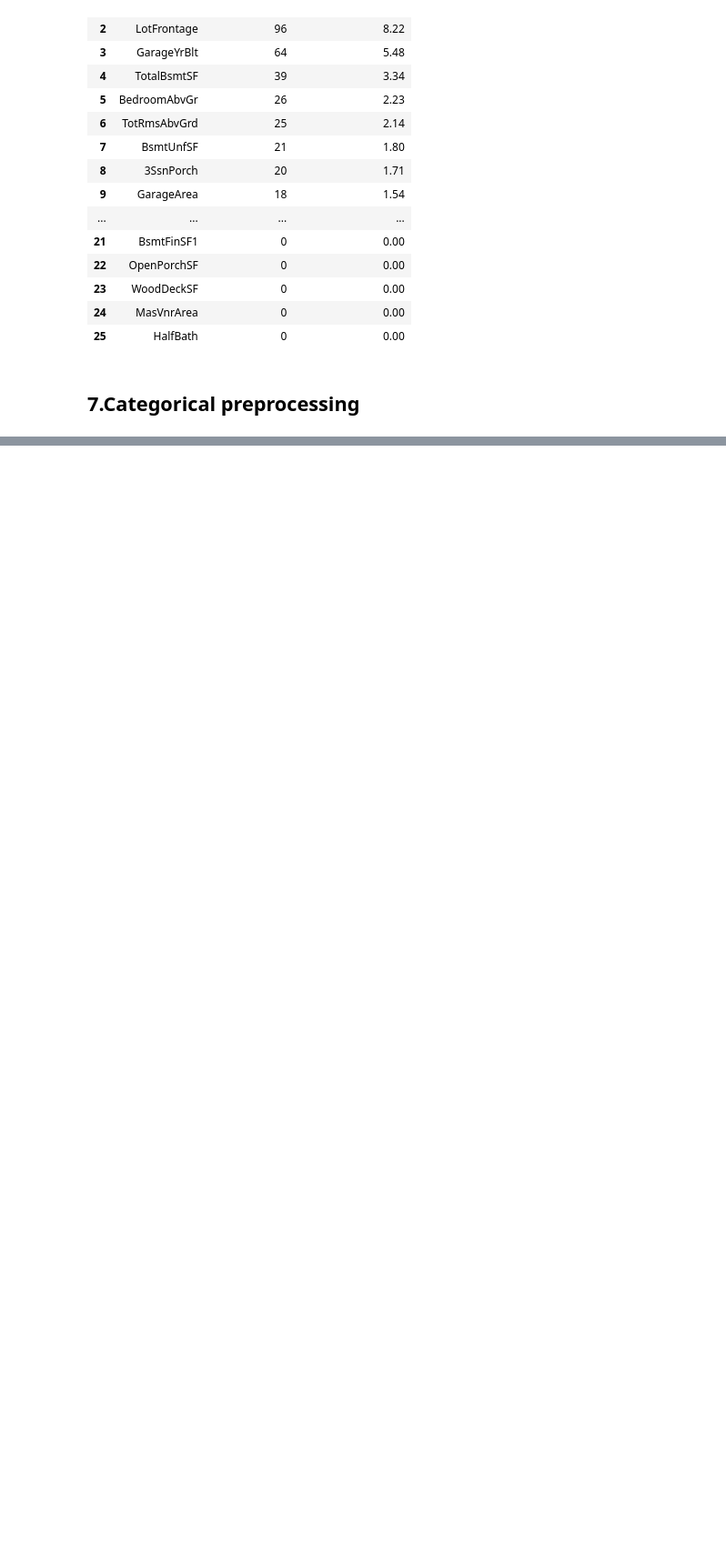
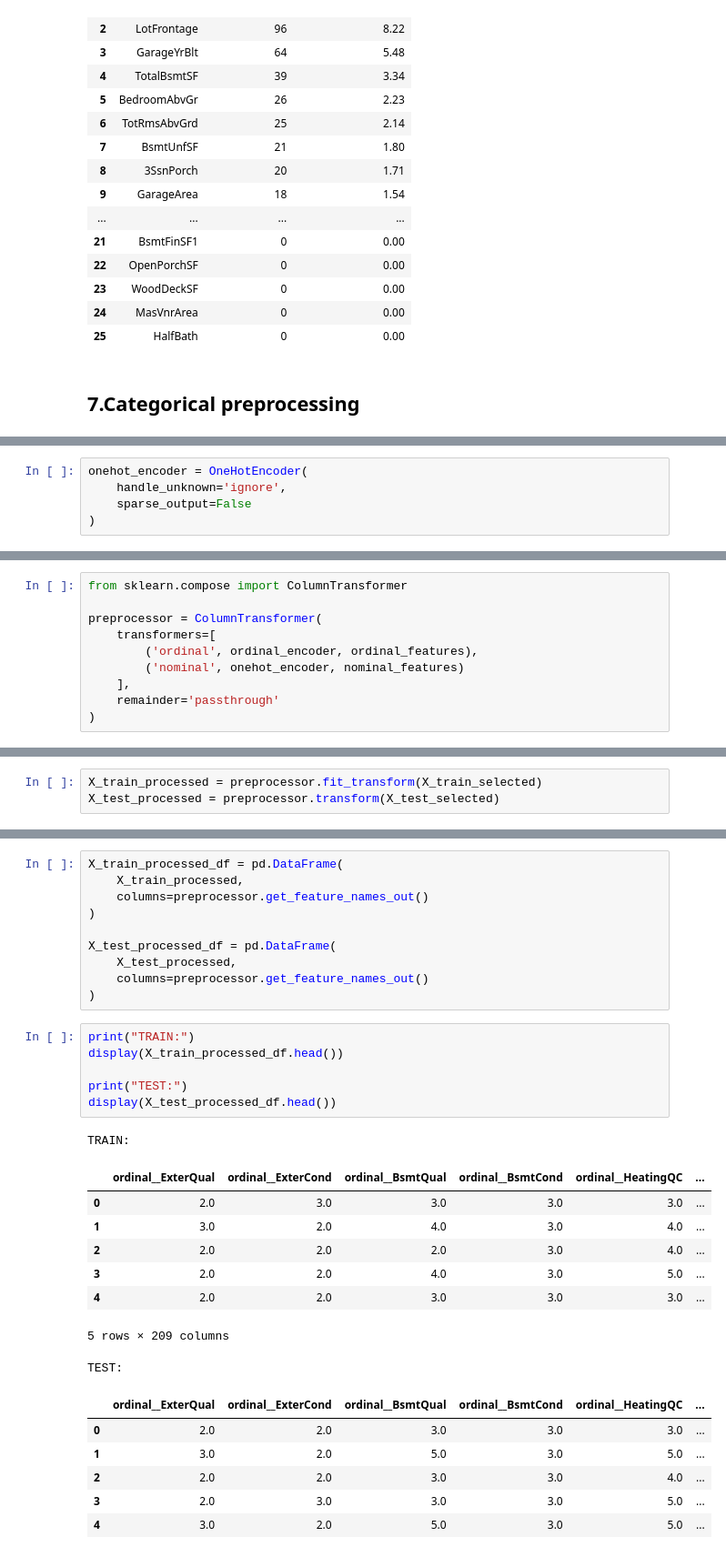
Before and after one commit to VenuriDampahalage/ames-housing-price-prediction, a Jupyter notebook: preProcessing.ipynb, the cells around one changed output, grey strips where cells are left out. Shown at 91% size. Cells and saved outputs as stored; diff of their text form; blank space fills up the shorter version.

```diff
--- a/preProcessing.ipynb
+++ b/preProcessing.ipynb
@@ -815,0 +920,5 @@ display(outlier_df)
+# %%
+onehot_encoder = OneHotEncoder(
+    handle_unknown='ignore',
+    sparse_output=False
+)
@@ -815,0 +927,10 @@ display(outlier_df)
+# %%
+from sklearn.compose import ColumnTransformer
+
+preprocessor = ColumnTransformer(
+    transformers=[
+        ('ordinal', ordinal_encoder, ordinal_features),
+        ('nominal', onehot_encoder, nominal_features)
+    ],
+    remainder='passthrough'
+)
@@ -815,0 +939,3 @@ display(outlier_df)
+# %%
+X_train_processed = preprocessor.fit_transform(X_train_selected)
+X_test_processed = preprocessor.transform(X_test_selected)
@@ -815,0 +956,32 @@ display(outlier_df)
+# %%
+X_train_processed_df = pd.DataFrame(
+    X_train_processed,
+    columns=preprocessor.get_feature_names_out()
+)
+
+X_test_processed_df = pd.DataFrame(
+    X_test_processed,
+    columns=preprocessor.get_feature_names_out()
+)
+# %%
+print("TRAIN:")
+display(X_train_processed_df.head())
+
+print("TEST:")
+display(X_test_processed_df.head())
+# %% [output]
+TRAIN:
+|  | ordinal__ExterQual | ordinal__ExterCond | ordinal__BsmtQual | ordinal__BsmtCond | ordinal__HeatingQC | ... |
+| 0 | 2.0 | 3.0 | 3.0 | 3.0 | 3.0 | ... |
+| 1 | 3.0 | 2.0 | 4.0 | 3.0 | 4.0 | ... |
+| 2 | 2.0 | 2.0 | 2.0 | 3.0 | 4.0 | ... |
+| 3 | 2.0 | 2.0 | 4.0 | 3.0 | 5.0 | ... |
+| 4 | 2.0 | 2.0 | 3.0 | 3.0 | 3.0 | ... |
+5 rows × 209 columns
+TEST:
+|  | ordinal__ExterQual | ordinal__ExterCond | ordinal__BsmtQual | ordinal__BsmtCond | ordinal__HeatingQC | ... |
+| 0 | 2.0 | 2.0 | 3.0 | 3.0 | 3.0 | ... |
+| 1 | 3.0 | 2.0 | 5.0 | 3.0 | 5.0 | ... |
+| 2 | 2.0 | 2.0 | 3.0 | 3.0 | 4.0 | ... |
+| 3 | 2.0 | 3.0 | 3.0 | 3.0 | 5.0 | ... |
+| 4 | 3.0 | 2.0 | 5.0 | 3.0 | 5.0 | ... |
```
Also changed, not shown: parts of 21 cells of this notebook.
